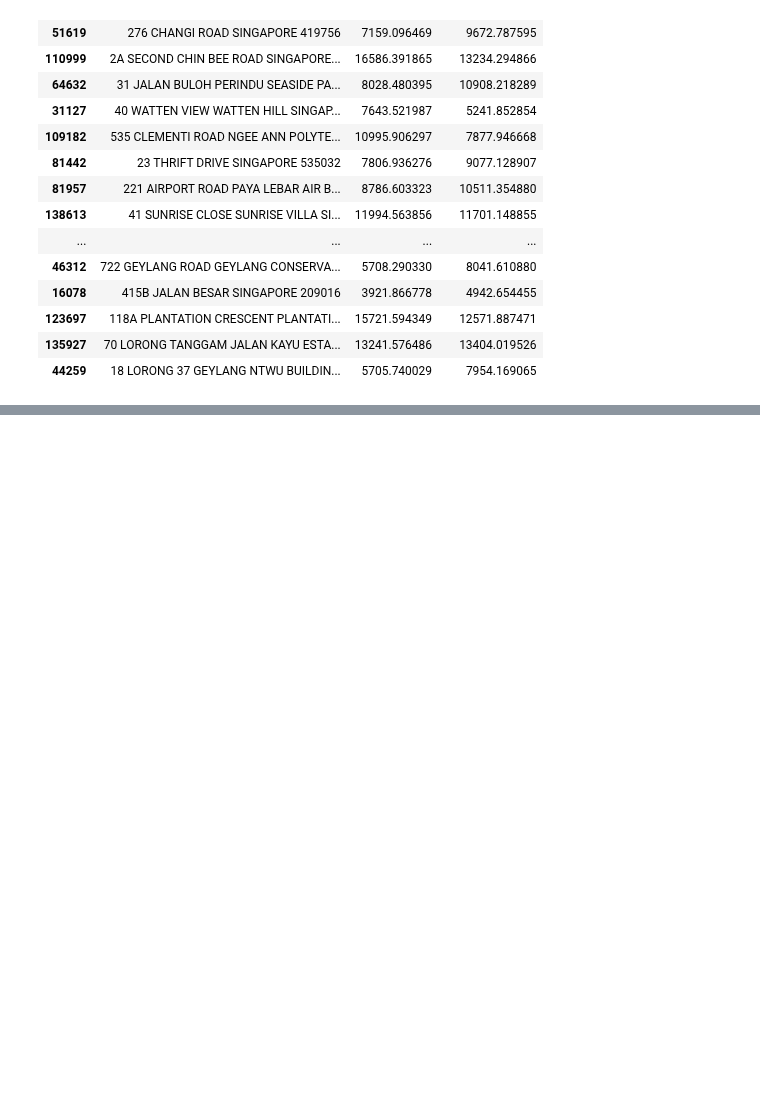
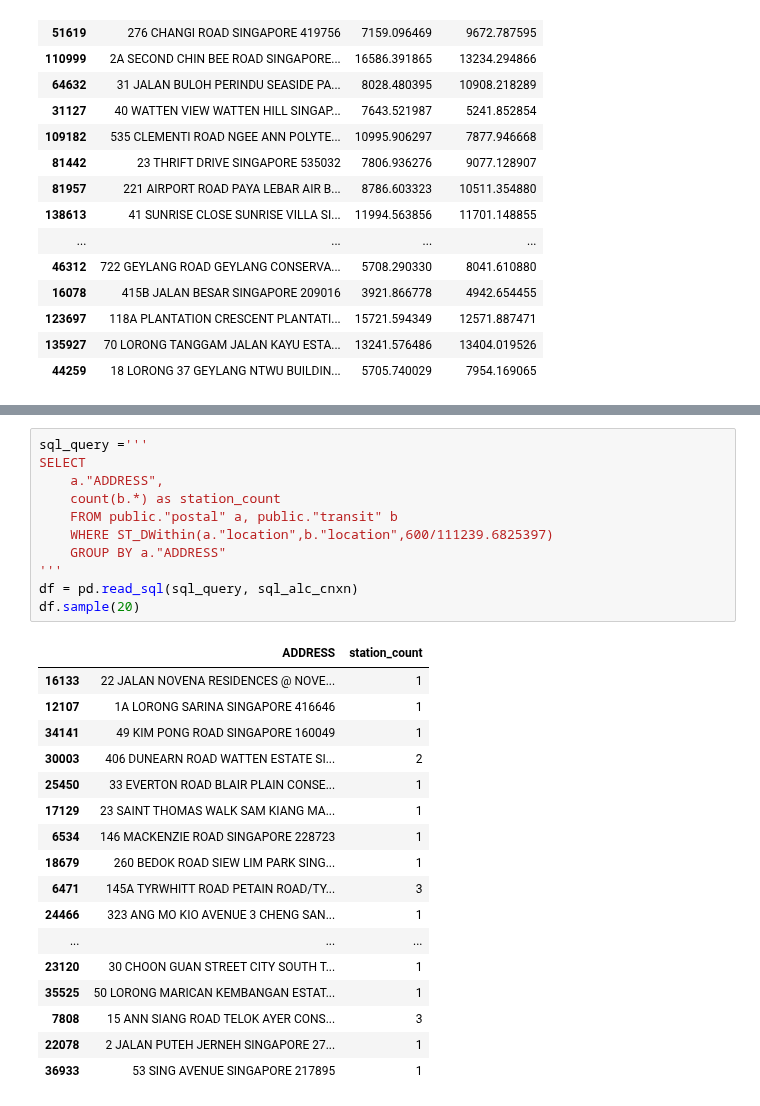
Before and after one commit to mcmanus-git/Singapore-HDB, a Jupyter notebook: stuart/geospatial_local.ipynb, the cells around one changed output, grey strips where cells are left out. Drawn from its saved outputs; the diff is of its cells as text; blank space fills up the shorter version.

```diff
--- a/stuart/geospatial_local.ipynb
+++ b/stuart/geospatial_local.ipynb
@@ -163,0 +197,29 @@ Results look more or less inline with what we can get from a good map - precisio
+# %%
+sql_query ='''
+SELECT
+    a."ADDRESS",
+    count(b.*) as station_count
+    FROM public."postal" a, public."transit" b
+    WHERE ST_DWithin(a."location",b."location",600/111239.6825397)
+    GROUP BY a."ADDRESS"
+'''
+df = pd.read_sql(sql_query, sql_alc_cnxn)
+df.sample(20)
+# %% [output]
+|  | ADDRESS | station_count |
+| 16133 | 22 JALAN NOVENA RESIDENCES @ NOVE... | 1 |
+| 12107 | 1A LORONG SARINA SINGAPORE 416646 | 1 |
+| 34141 | 49 KIM PONG ROAD SINGAPORE 160049 | 1 |
+| 30003 | 406 DUNEARN ROAD WATTEN ESTATE SI... | 2 |
+| 25450 | 33 EVERTON ROAD BLAIR PLAIN CONSE... | 1 |
+| 17129 | 23 SAINT THOMAS WALK SAM KIANG MA... | 1 |
+| 6534 | 146 MACKENZIE ROAD SINGAPORE 228723 | 1 |
+| 18679 | 260 BEDOK ROAD SIEW LIM PARK SING... | 1 |
+| 6471 | 145A TYRWHITT ROAD PETAIN ROAD/TY... | 3 |
+| 24466 | 323 ANG MO KIO AVENUE 3 CHENG SAN... | 1 |
+| ... | ... | ... |
+| 23120 | 30 CHOON GUAN STREET CITY SOUTH T... | 1 |
+| 35525 | 50 LORONG MARICAN KEMBANGAN ESTAT... | 1 |
+| 7808 | 15 ANN SIANG ROAD TELOK AYER CONS... | 3 |
+| 22078 | 2 JALAN PUTEH JERNEH SINGAPORE 27... | 1 |
+| 36933 | 53 SING AVENUE SINGAPORE 217895 | 1 |
```
Also changed, not shown: parts of 9 cells of this notebook.
